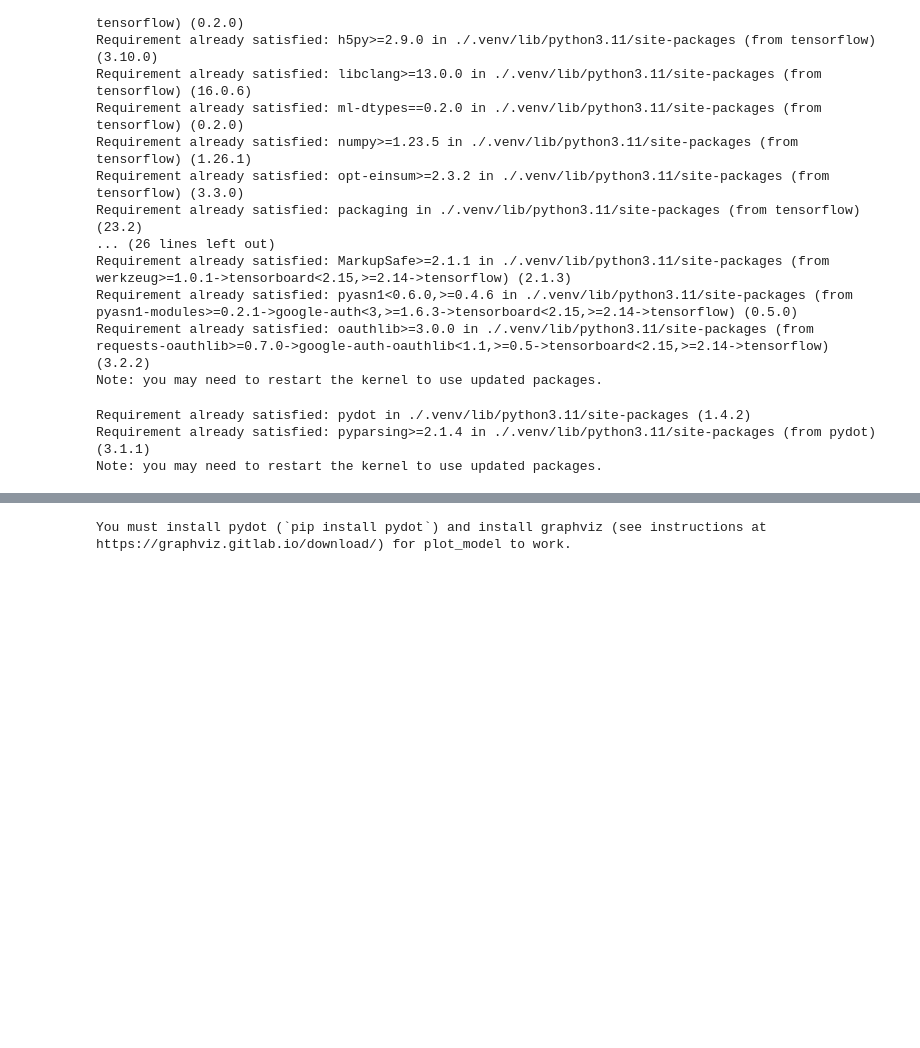
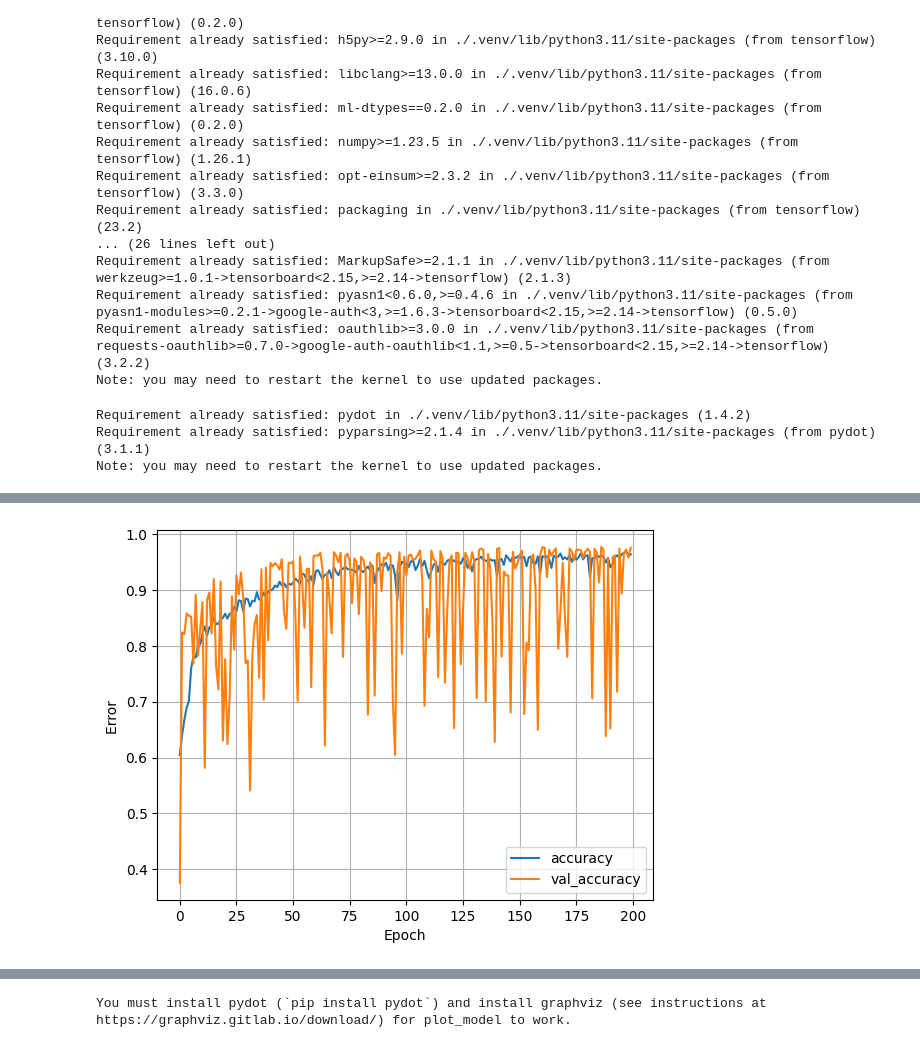
Before and after one commit to anacbroggini/AI-SeizureDetection, a Jupyter notebook: model_rnn.ipynb, the cells around one changed output, grey strips where cells are left out. Cells and saved outputs as stored; diff of their text form; code cells hidden in the pictures; blank space fills up the shorter version.

```diff
--- a/model_rnn.ipynb
+++ b/model_rnn.ipynb
@@ -149,6 +119,3 @@ model.compile(
 
 # # Create callbacks
 # callbacks = EarlyStopping(monitor='val_loss', patience=5)
-# %%
-history = model.fit(X_train,  y_train,
-                    batch_size=2048, epochs=300)
@@ -172,0 +122,11 @@ Epoch 300/300
+# %%
+import numpy as np
+import tensorflow as tf
+from sklearn.utils.class_weight import compute_class_weight
+
+class_labels, class_counts = np.unique(y_train_new, return_counts=True)
+total_samples = len(y_train_new)
+class_weights = total_samples / (len(class_labels) * class_counts)
+
+# Convert class weights to a dictionary
+class_weight_dict = dict(zip(class_labels, class_weights))
@@ -172,0 +137,7 @@ Epoch 300/300
+# %%
+## look at validation batch ?
+history = model.fit(X_train,  y_train_new,
+                    batch_size=100, class_weight=class_weight_dict,
+                    shuffle=True,
+                    epochs=200,
+                    validation_split = 0.2)
@@ -172,0 +162,13 @@ Epoch 300/300
+# %%
+def plot_accuracy(history):
+    plt.plot(history.history['accuracy'], label='accuracy')
+    plt.plot(history.history['val_accuracy'], label='val_accuracy')
+    #plt.ylim([0, 10])
+    plt.xlabel('Epoch')
+    plt.ylabel('Error ')
+    plt.legend()
+    plt.grid(True)
+# %%
+plot_accuracy(history)
+# %% [output]
+[figure, added]
```
Also changed, not shown: parts of 47 cells of this notebook, 1 other file.
